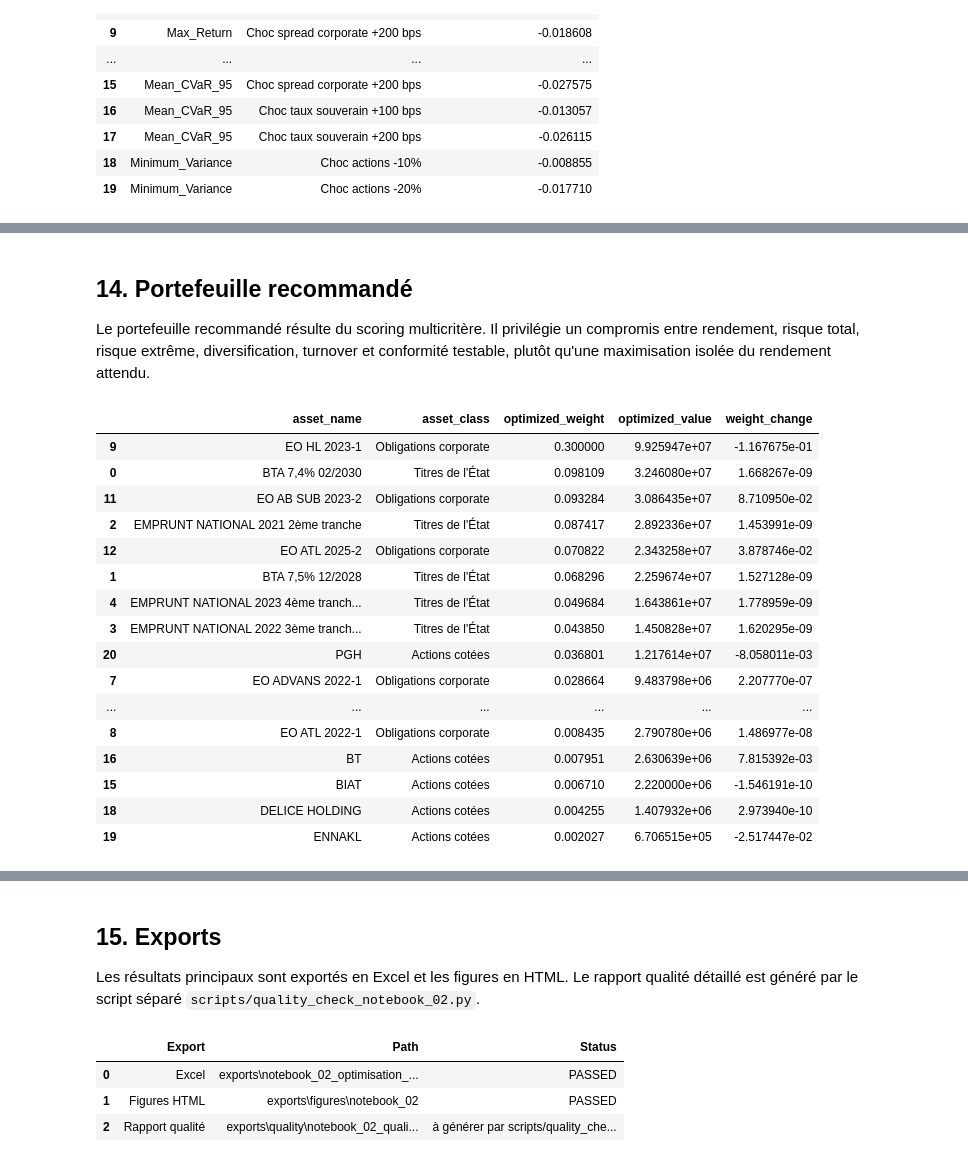
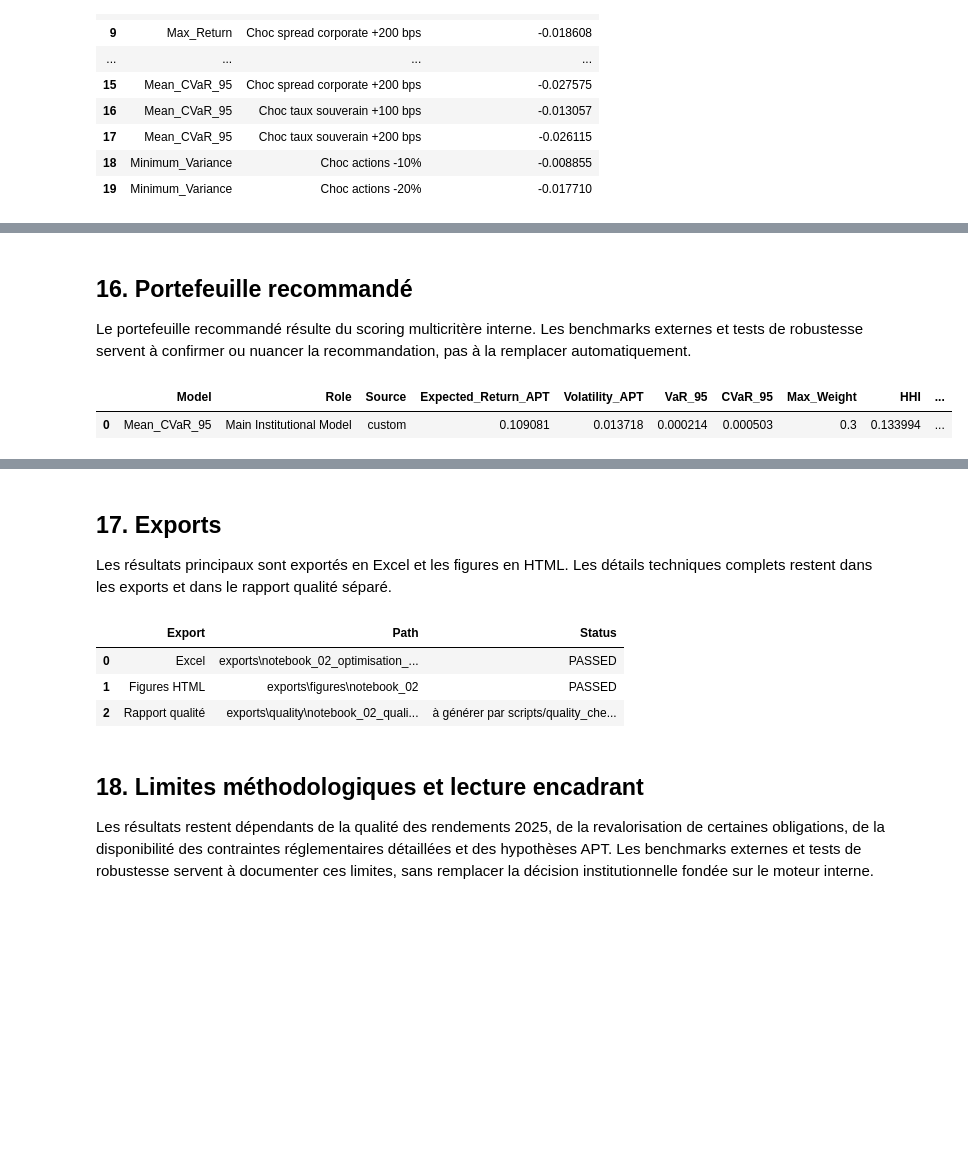
Before and after one commit to Houssem-Hkiri/Optimisation-Maghrebia, a Jupyter notebook: notebooks/02_optimisation_portefeuille.ipynb, the cells around one changed output, grey strips where cells are left out. Saved outputs shown, nothing was run; the diff lists cells and outputs as text; code cells hidden in the pictures; blank space fills up the shorter version.

Commit message:
rectif notebook 02

```diff
--- a/notebooks/02_optimisation_portefeuille.ipynb
+++ b/notebooks/02_optimisation_portefeuille.ipynb
@@ -25,6 +29,7 @@ try:
     pio.renderers.default = "notebook_connected"
 except Exception:
     pio.renderers.default = "iframe_connected"
+pio.templates.default = "plotly_white"
 
 PROJECT_DIR = Path.cwd().resolve()
 if PROJECT_DIR.name == "notebooks":
@@ -56,6 +61,15 @@ from maghrebia_quant.optimization_apt import (
     solve_efficient_frontier,
     stress_tests_by_portfolio,
 )
+from maghrebia_quant.skfolio_benchmark import run_skfolio_benchmarks
+from maghrebia_quant.notebook02_robustness import (
+    bootstrap_stability_check,
+    build_factor_risk_sensitivity,
+    build_pareto_filter,
+    build_robust_cvar_wasserstein,
+    build_rorac_proxy,
+    solve_mean_cvar_turnover_constrained,
+)
 
 EXPORT_DIR = PROJECT_DIR / "exports"
 FIGURES_DIR = EXPORT_DIR / "figures" / "notebook_02"
@@ -83,12 +97,15 @@ def show_and_export_fig(fig, name, output_dir=FIGURES_DIR):
 def pct(x):
     return "" if pd.isna(x) else f"{float(x):.2%}"
 
+N_MONTE_CARLO_REQUESTED = 100_000
+N_MONTE_CARLO_EFFECTIVE = 50_000  # fallback reproductible pour garder un temps d'exécution raisonnable
+
 CONFIG = replace(
     APTOptimizationConfig(),
     frontier_points=500,
     slsqp_random_starts=12,
-    monte_carlo_required=15_000,
-    monte_carlo_max_attempts=300_000,
+    monte_carlo_required=N_MONTE_CARLO_EFFECTIVE,
+    monte_carlo_max_attempts=600_000,
 )
 np.random.seed(CONFIG.random_seed)
 # %% [markdown]
@@ -637,34 +922,24 @@ display(Figure_Exports)
 # %% [markdown]
-## 14. Portefeuille recommandé
+## 16. Portefeuille recommandé
 
-Le portefeuille recommandé résulte du scoring multicritère. Il privilégie un compromis entre rendement, risque total, risque extrême, diversification, turnover et conformité testable, plutôt qu'une maximisation isolée du rendement attendu.
+Le portefeuille recommandé résulte du scoring multicritère interne. Les benchmarks externes et tests de robustesse servent à confirmer ou nuancer la recommandation, pas à la remplacer automatiquement.
 # %%
 Recommended_Portfolio = Final_Recommendation.copy()
-Recommended_Allocation_Display = Recommended_Portfolio_Weights.loc[Recommended_Portfolio_Weights["optimized_weight"].gt(0.001), ["asset_name", "asset_class", "optimized_weight", "optimized_value", "weight_change"]].sort_values("optimized_weight", ascending=False)
+Recommended_Allocation_Display = Recommended_Portfolio_Weights.loc[
+    Recommended_Portfolio_Weights["optimized_weight"].gt(0.001),
+    ["asset_name", "asset_class", "optimized_weight", "optimized_value", "weight_change"]
+].sort_values("optimized_weight", ascending=False)
 Regulatory_Readable = Regulatory_Checks.copy()
 Regulatory_Readable["Financial_Interpretation"] = np.where(
     Regulatory_Readable["compliance_status"].astype(str).str.contains("MISSING|NOT_ENFORCED", case=False, na=False),
     "Certaines données nécessaires ne sont pas disponibles ; la contrainte est documentée mais non conclue.",
     np.where(Regulatory_Readable["compliance_status"].astype(str).str.contains("BREACH", case=False, na=False), "Violation détectée sur une contrainte testable.", "Aucune violation détectée sur cette contrainte testable."),
 )
+Recommended_Final_Table = Final_Comparison_Clean.loc[Final_Comparison_Clean["Recommended"].eq("YES")].copy()
+display(Recommended_Final_Table)
 display(Recommended_Allocation_Display)
 regulatory_display_cols = ["portfolio_name", "constraint_id", "constraint_name", "exposure_value", "threshold_value", "exposure_pct_denominator", "limit_pct", "compliance_status", "Financial_Interpretation"]
 display(Regulatory_Readable[[c for c in regulatory_display_cols if c in Regulatory_Readable.columns]].head(20))
 # %% [output]
-|  | asset_name | asset_class | optimized_weight | optimized_value | weight_change |
-| 9 | EO HL 2023-1 | Obligations corporate | 0.300000 | 9.925947e+07 | -1.167675e-01 |
-| 0 | BTA 7,4% 02/2030 | Titres de l'État | 0.098109 | 3.246080e+07 | 1.668267e-09 |
-| 11 | EO AB SUB 2023-2 | Obligations corporate | 0.093284 | 3.086435e+07 | 8.710950e-02 |
-| 2 | EMPRUNT NATIONAL 2021 2ème tranche | Titres de l'État | 0.087417 | 2.892336e+07 | 1.453991e-09 |
-| 12 | EO ATL 2025-2 | Obligations corporate | 0.070822 | 2.343258e+07 | 3.878746e-02 |
-| 1 | BTA 7,5% 12/2028 | Titres de l'État | 0.068296 | 2.259674e+07 | 1.527128e-09 |
-| 4 | EMPRUNT NATIONAL 2023 4ème tranch... | Titres de l'État | 0.049684 | 1.643861e+07 | 1.778959e-09 |
-| 3 | EMPRUNT NATIONAL 2022 3ème tranch... | Titres de l'État | 0.043850 | 1.450828e+07 | 1.620295e-09 |
-| 20 | PGH | Actions cotées | 0.036801 | 1.217614e+07 | -8.058011e-03 |
-| 7 | EO ADVANS 2022-1 | Obligations corporate | 0.028664 | 9.483798e+06 | 2.207770e-07 |
-| ... | ... | ... | ... | ... | ... |
-| 8 | EO ATL 2022-1 | Obligations corporate | 0.008435 | 2.790780e+06 | 1.486977e-08 |
-| 16 | BT | Actions cotées | 0.007951 | 2.630639e+06 | 7.815392e-03 |
-| 15 | BIAT | Actions cotées | 0.006710 | 2.220000e+06 | -1.546191e-10 |
-| 18 | DELICE HOLDING | Actions cotées | 0.004255 | 1.407932e+06 | 2.973940e-10 |
-| 19 | ENNAKL | Actions cotées | 0.002027 | 6.706515e+05 | -2.517447e-02 |
+|  | Model | Role | Source | Expected_Return_APT | Volatility_APT | VaR_95 | CVaR_95 | Max_Weight | HHI | ... |
+| 0 | Mean_CVaR_95 | Main Institutional Model | custom | 0.109081 | 0.013718 | 0.000214 | 0.000503 | 0.3 | 0.133994 | ... |
@@ -688,6 +980,6 @@ display(Regulatory_Readable[[c for c in regulatory_display_cols if c in Regulato
 # %% [markdown]
-## 15. Exports
+## 17. Exports
 
-Les résultats principaux sont exportés en Excel et les figures en HTML. Le rapport qualité détaillé est généré par le script séparé `scripts/quality_check_notebook_02.py`.
+Les résultats principaux sont exportés en Excel et les figures en HTML. Les détails techniques complets restent dans les exports et dans le rapport qualité séparé.
 # %%
 Final_Summary = pd.DataFrame([
@@ -745,4 +1069,8 @@ display(Export_Control)
 | 0 | Excel | exports\notebook_02_optimisation_... | PASSED |
 | 1 | Figures HTML | exports\figures\notebook_02 | PASSED |
 | 2 | Rapport qualité | exports\quality\notebook_02_quali... | à générer par scripts/quality_che... |
+# %% [markdown]
+## 18. Limites méthodologiques et lecture encadrant
+
+Les résultats restent dépendants de la qualité des rendements 2025, de la revalorisation de certaines obligations, de la disponibilité des contraintes réglementaires détaillées et des hypothèses APT. Les benchmarks externes et tests de robustesse servent à documenter ces limites, sans remplacer la décision institutionnelle fondée sur le moteur interne.
 # %% [markdown]
```
Also changed, not shown: parts of 27 cells of this notebook, 27 other files.
